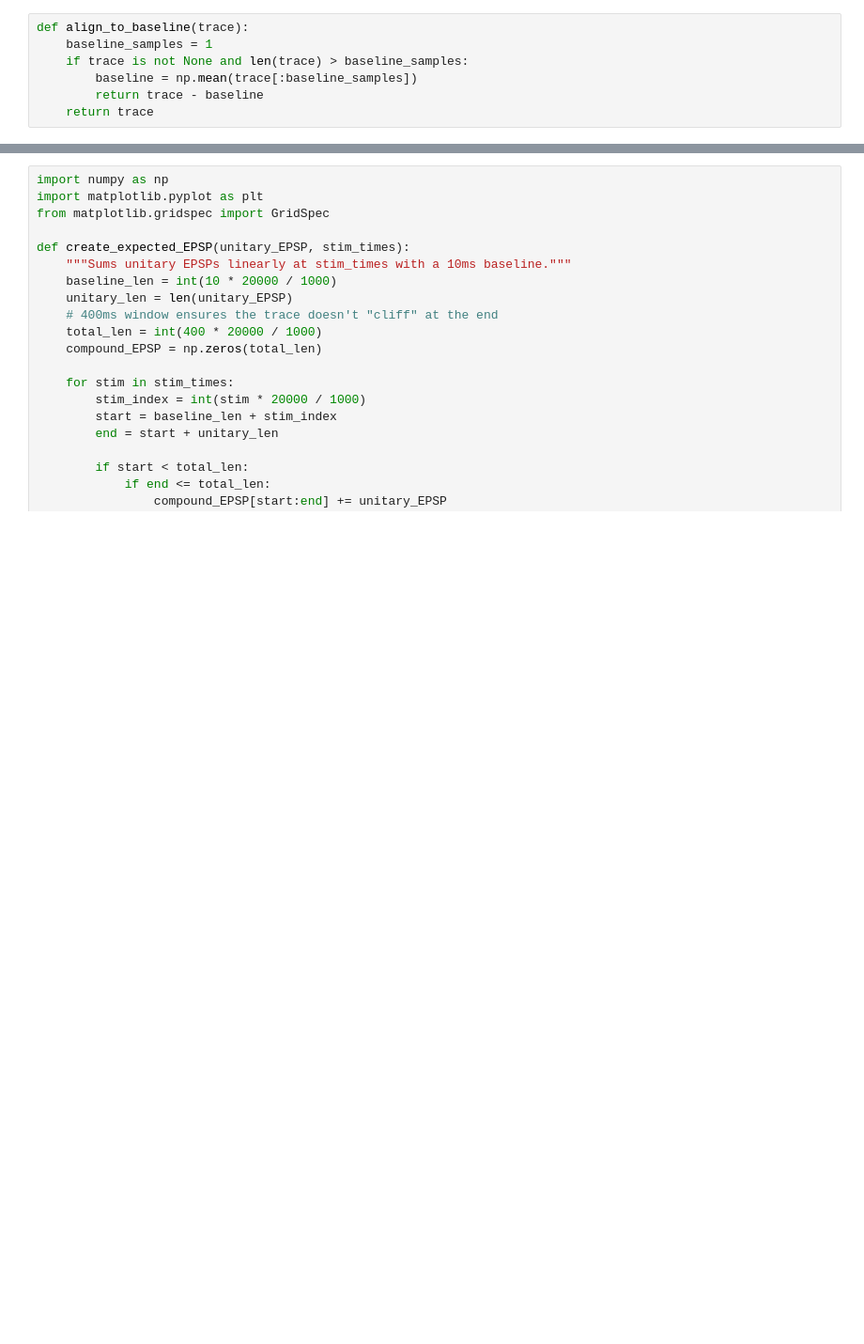
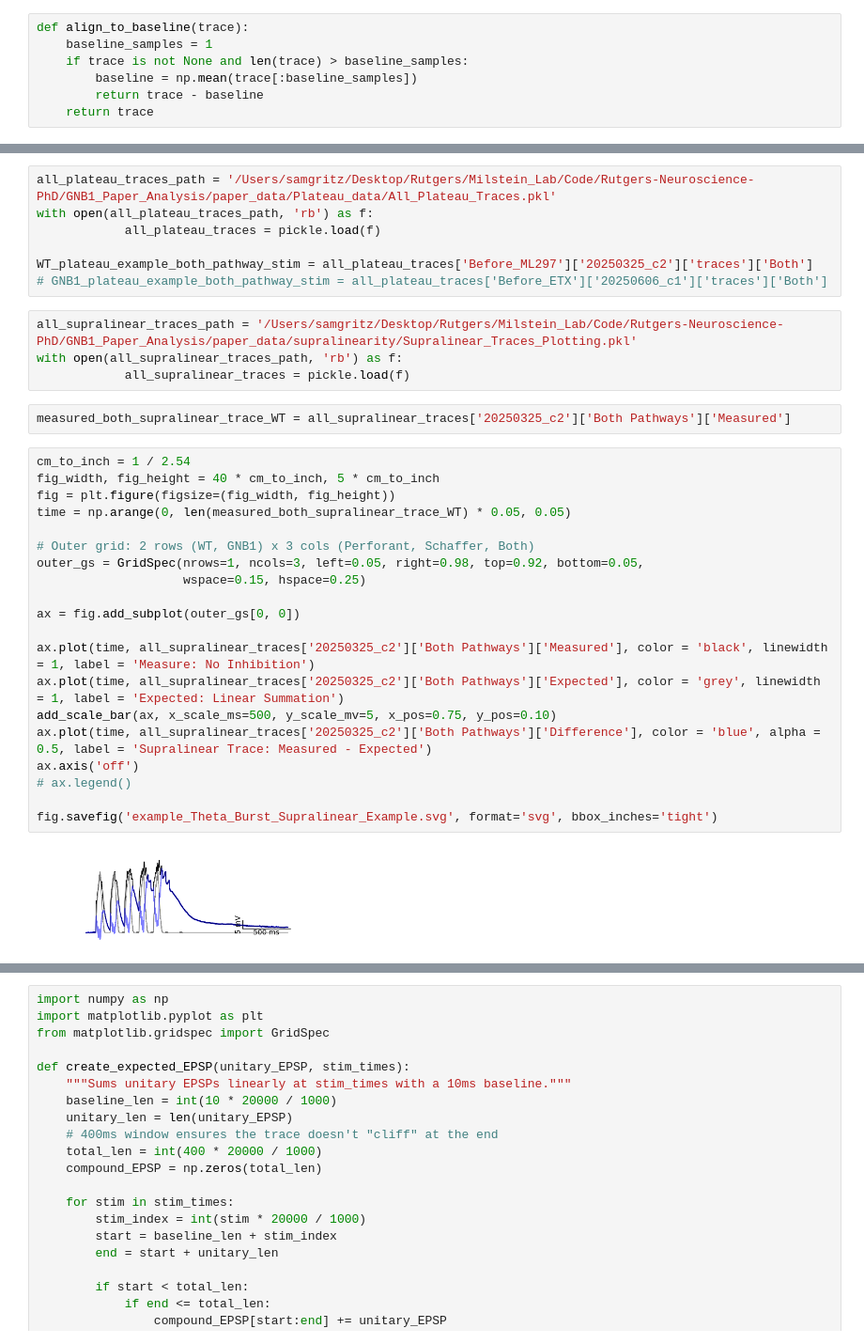
Before and after one commit to samuelgritz/Ephys-Analysis-Pipelines, a Jupyter notebook: finding_ISI_traces.ipynb, the cells around one changed output, grey strips where cells are left out. Shown at 94% size. Cells and saved outputs as stored; diff of their text form; blank space fills up the shorter version.

```diff
--- a/finding_ISI_traces.ipynb
+++ b/finding_ISI_traces.ipynb
@@ -157 +347,36 @@ def align_to_baseline(trace):
+# %%
+all_plateau_traces_path = '/Users/samgritz/Desktop/Rutgers/Milstein_Lab/Code/Rutgers-Neuroscience-PhD/GNB1_Paper_Analysis/paper_data/Plateau_data/All_Plateau_Traces.pkl'
+with open(all_plateau_traces_path, 'rb') as f:
+            all_plateau_traces = pickle.load(f)
+
+WT_plateau_example_both_pathway_stim = all_plateau_traces['Before_ML297']['20250325_c2']['traces']['Both']
+# GNB1_plateau_example_both_pathway_stim = all_plateau_traces['Before_ETX']['20250606_c1']['traces']['Both']
+# %%
+all_supralinear_traces_path = '/Users/samgritz/Desktop/Rutgers/Milstein_Lab/Code/Rutgers-Neuroscience-PhD/GNB1_Paper_Analysis/paper_data/supralinearity/Supralinear_Traces_Plotting.pkl'
+with open(all_supralinear_traces_path, 'rb') as f:
+            all_supralinear_traces = pickle.load(f)
+# %%
+measured_both_supralinear_trace_WT = all_supralinear_traces['20250325_c2']['Both Pathways']['Measured']
+# %%
+cm_to_inch = 1 / 2.54
+fig_width, fig_height = 40 * cm_to_inch, 5 * cm_to_inch
+fig = plt.figure(figsize=(fig_width, fig_height))
+time = np.arange(0, len(measured_both_supralinear_trace_WT) * 0.05, 0.05)
+
+# Outer grid: 2 rows (WT, GNB1) x 3 cols (Perforant, Schaffer, Both)
+outer_gs = GridSpec(nrows=1, ncols=3, left=0.05, right=0.98, top=0.92, bottom=0.05,
+                    wspace=0.15, hspace=0.25)
+
+ax = fig.add_subplot(outer_gs[0, 0])
+
+ax.plot(time, all_supralinear_traces['20250325_c2']['Both Pathways']['Measured'], color = 'black', linewidth = 1, label = 'Measure: No Inhibition')
+ax.plot(time, all_supralinear_traces['20250325_c2']['Both Pathways']['Expected'], color = 'grey', linewidth = 1, label = 'Expected: Linear Summation')
+add_scale_bar(ax, x_scale_ms=500, y_scale_mv=5, x_pos=0.75, y_pos=0.10)
+ax.plot(time, all_supralinear_traces['20250325_c2']['Both Pathways']['Difference'], color = 'blue', alpha = 0.5, label = 'Supralinear Trace: Measured - Expected')
+ax.axis('off')
+# ax.legend()
+
+fig.savefig('example_Theta_Burst_Supralinear_Example.svg', format='svg', bbox_inches='tight')
+# %% [output]
+[figure, added]
 # %%
```
Also changed, not shown: parts of 20 cells of this notebook, 15 other files.
